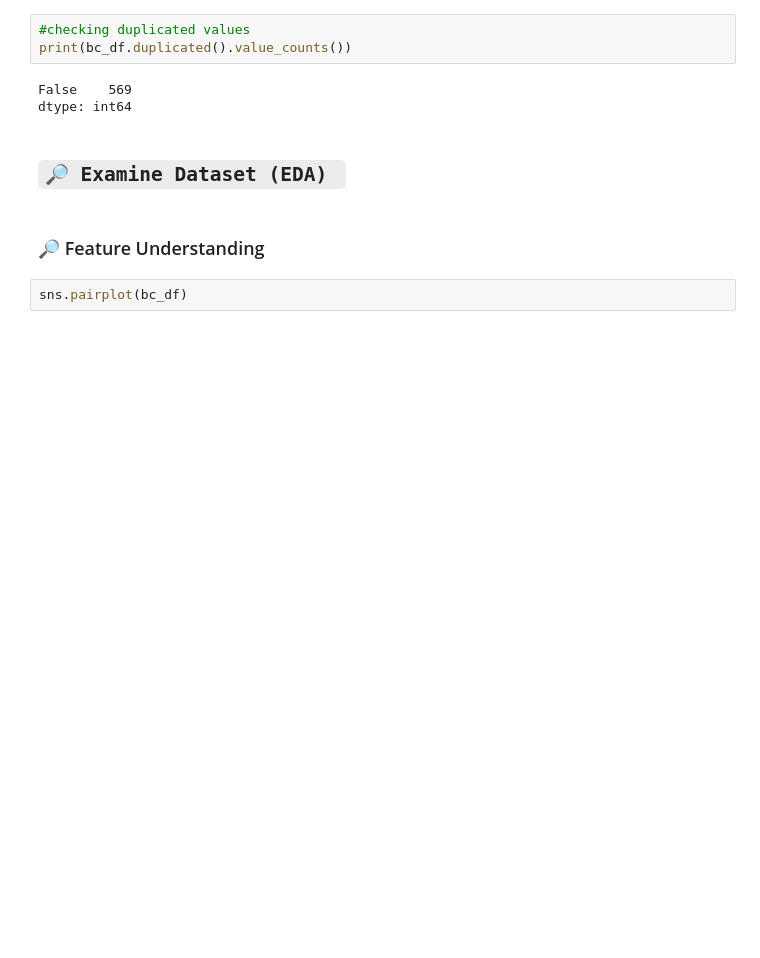
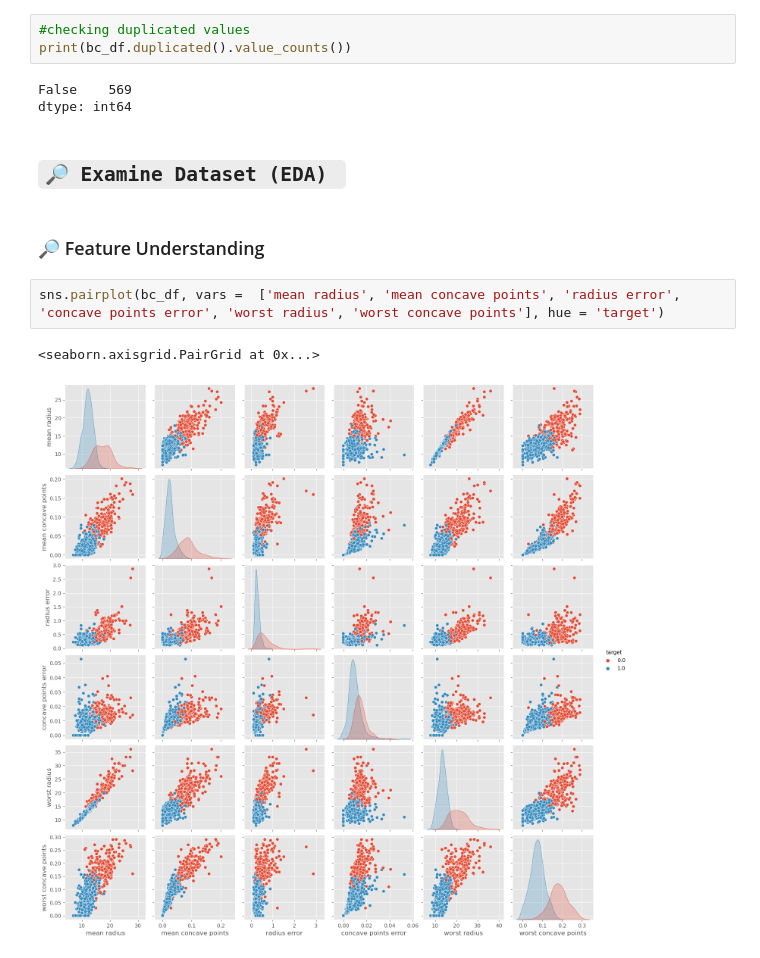
Before and after one commit to pewpie360/BS-Data-Science-Portfolio, a Jupyter notebook: DMA_Workflow/YBLL_Group4.ipynb, the cells around one changed output. Cells and saved outputs as stored; diff of their text form; blank space fills up the shorter version.

```diff
--- a/DMA_Workflow/YBLL_Group4.ipynb
+++ b/DMA_Workflow/YBLL_Group4.ipynb
@@ -115,5 +122,8 @@ dtype: int64
 ## `🔎 Examine Dataset (EDA) `
 # %% [markdown]
 ### 🔎 Feature Understanding
-# %%
-sns.pairplot(bc_df)
+# %%
+sns.pairplot(bc_df, vars =  ['mean radius', 'mean concave points', 'radius error', 'concave points error', 'worst radius', 'worst concave points'], hue = 'target')
+# %% [output]
+<seaborn.axisgrid.PairGrid at 0x...>
+[figure, added]
```
Also changed, not shown: parts of 35 cells of this notebook.
